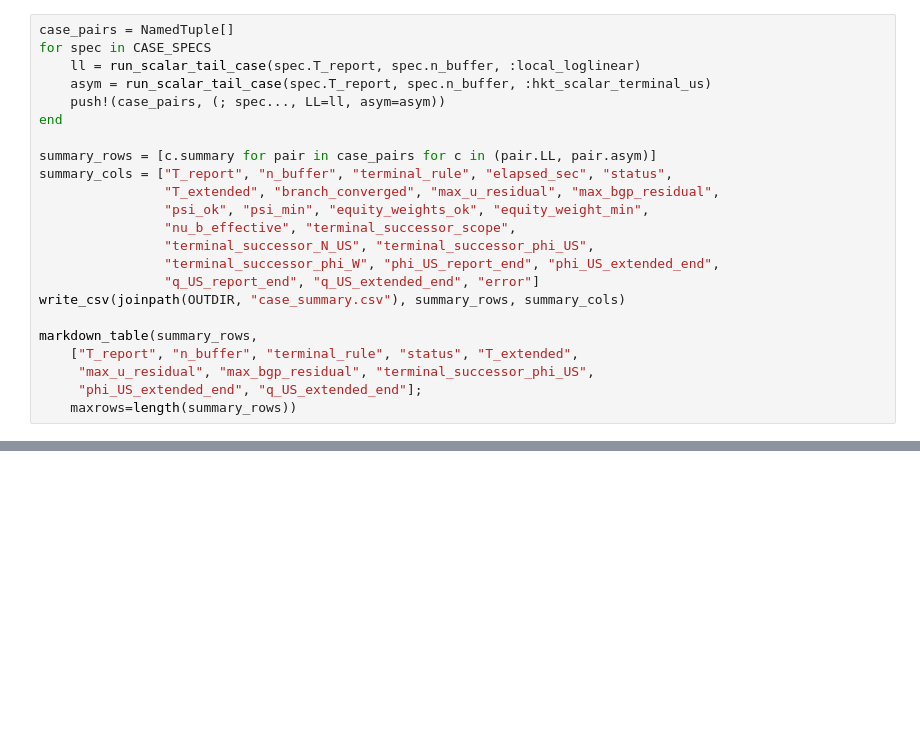
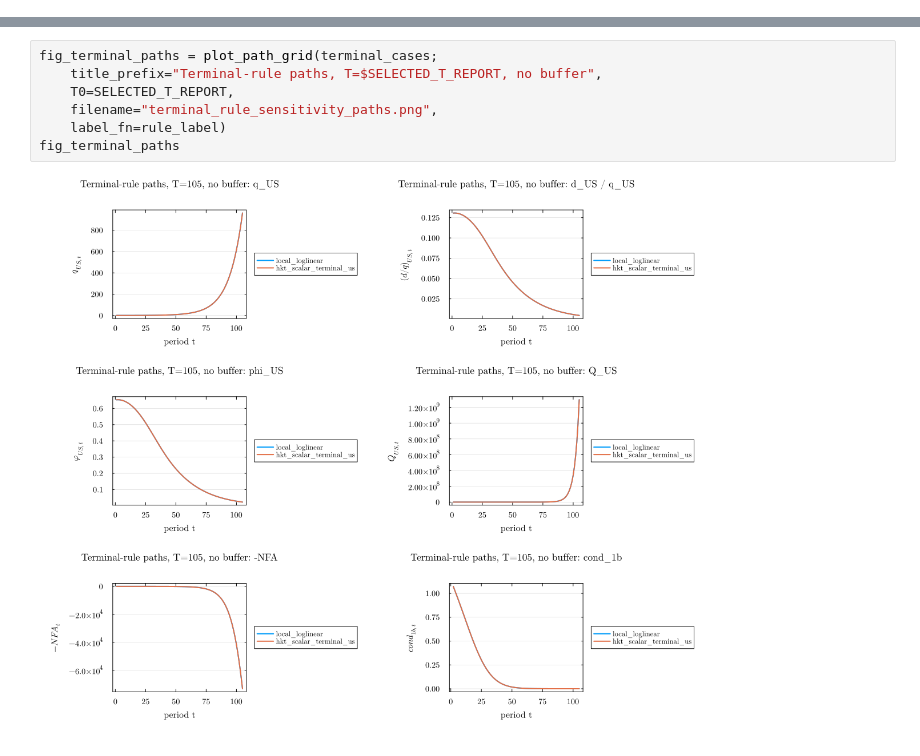
Before and after one commit to Cheng-Jipeng/Open_HKT, a Jupyter notebook: Two_country_production/14_v9_hkt_scalar_tail_boil_down_analysis.ipynb, the cells around one changed output, grey strips where cells are left out. Cells and saved outputs as stored; diff of their text form; blank space fills up the shorter version.

```diff
--- a/Two_country_production/14_v9_hkt_scalar_tail_boil_down_analysis.ipynb
+++ b/Two_country_production/14_v9_hkt_scalar_tail_boil_down_analysis.ipynb
@@ -485,23 +0,0 @@ The same calibration is solved twice for each case: first with the existing loca
-# %%
-case_pairs = NamedTuple[]
-for spec in CASE_SPECS
-    ll = run_scalar_tail_case(spec.T_report, spec.n_buffer, :local_loglinear)
-    asym = run_scalar_tail_case(spec.T_report, spec.n_buffer, :hkt_scalar_terminal_us)
-    push!(case_pairs, (; spec..., LL=ll, asym=asym))
-end
-
-summary_rows = [c.summary for pair in case_pairs for c in (pair.LL, pair.asym)]
-summary_cols = ["T_report", "n_buffer", "terminal_rule", "elapsed_sec", "status",
-                "T_extended", "branch_converged", "max_u_residual", "max_bgp_residual",
-                "psi_ok", "psi_min", "equity_weights_ok", "equity_weight_min",
-                "nu_b_effective", "terminal_successor_scope",
-                "terminal_successor_N_US", "terminal_successor_phi_US",
-                "terminal_successor_phi_W", "phi_US_report_end", "phi_US_extended_end",
-                "q_US_report_end", "q_US_extended_end", "error"]
-write_csv(joinpath(OUTDIR, "case_summary.csv"), summary_rows, summary_cols)
-
-markdown_table(summary_rows,
-    ["T_report", "n_buffer", "terminal_rule", "status", "T_extended",
-     "max_u_residual", "max_bgp_residual", "terminal_successor_phi_US",
-     "phi_US_extended_end", "q_US_extended_end"];
-    maxrows=length(summary_rows))
@@ -662,0 +1412,9 @@ The generated files are:
+# %%
+fig_terminal_paths = plot_path_grid(terminal_cases;
+    title_prefix="Terminal-rule paths, T=$SELECTED_T_REPORT, no buffer",
+    T0=SELECTED_T_REPORT,
+    filename="terminal_rule_sensitivity_paths.png",
+    label_fn=rule_label)
+fig_terminal_paths
+# %% [output]
+[figure, added]
```
Also changed, not shown: parts of 43 cells of this notebook, 33 other files.
